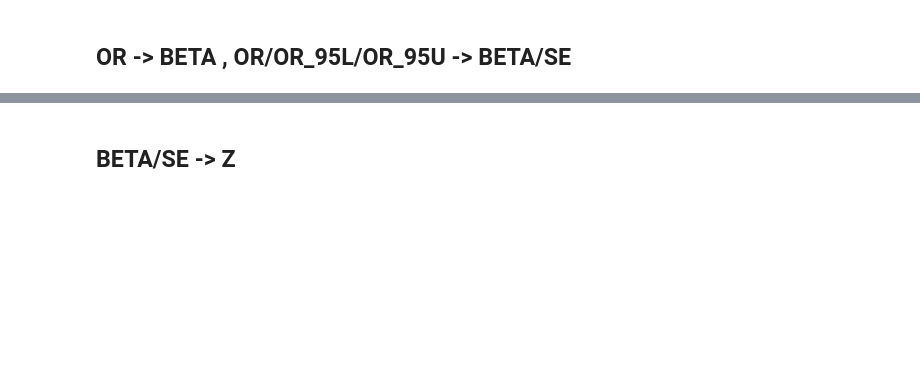
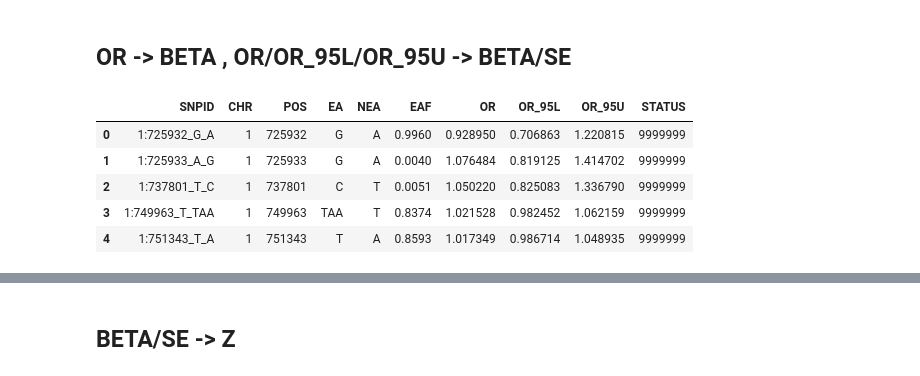
Before and after one commit to Cloufield/gwaslab, a Jupyter notebook: examples/utility_data_conversion.ipynb, the cells around one changed output, grey strips where cells are left out. Saved outputs shown, nothing was run; the diff lists cells and outputs as text; code cells hidden in the pictures; blank space fills up the shorter version.

```diff
--- a/examples/utility_data_conversion.ipynb
+++ b/examples/utility_data_conversion.ipynb
@@ -79,3 +94,12 @@ mysumstats.data.drop(labels=["BETA","SE"],axis=1,inplace=True)
+# %%
+mysumstats.data
+# %% [output]
+|  | SNPID | CHR | POS | EA | NEA | EAF | OR | OR_95L | OR_95U | STATUS |
+| 0 | 1:725932_G_A | 1 | 725932 | G | A | 0.9960 | 0.928950 | 0.706863 | 1.220815 | 9999999 |
+| 1 | 1:725933_A_G | 1 | 725933 | G | A | 0.0040 | 1.076484 | 0.819125 | 1.414702 | 9999999 |
+| 2 | 1:737801_T_C | 1 | 737801 | C | T | 0.0051 | 1.050220 | 0.825083 | 1.336790 | 9999999 |
+| 3 | 1:749963_T_TAA | 1 | 749963 | TAA | T | 0.8374 | 1.021528 | 0.982452 | 1.062159 | 9999999 |
+| 4 | 1:751343_T_A | 1 | 751343 | T | A | 0.8593 | 1.017349 | 0.986714 | 1.048935 | 9999999 |
 # %%
 mysumstats.fill_data(to_fill=["BETA","SE"])
 # %% [output]
```
Also changed, not shown: parts of 26 cells of this notebook, 2 other files.
